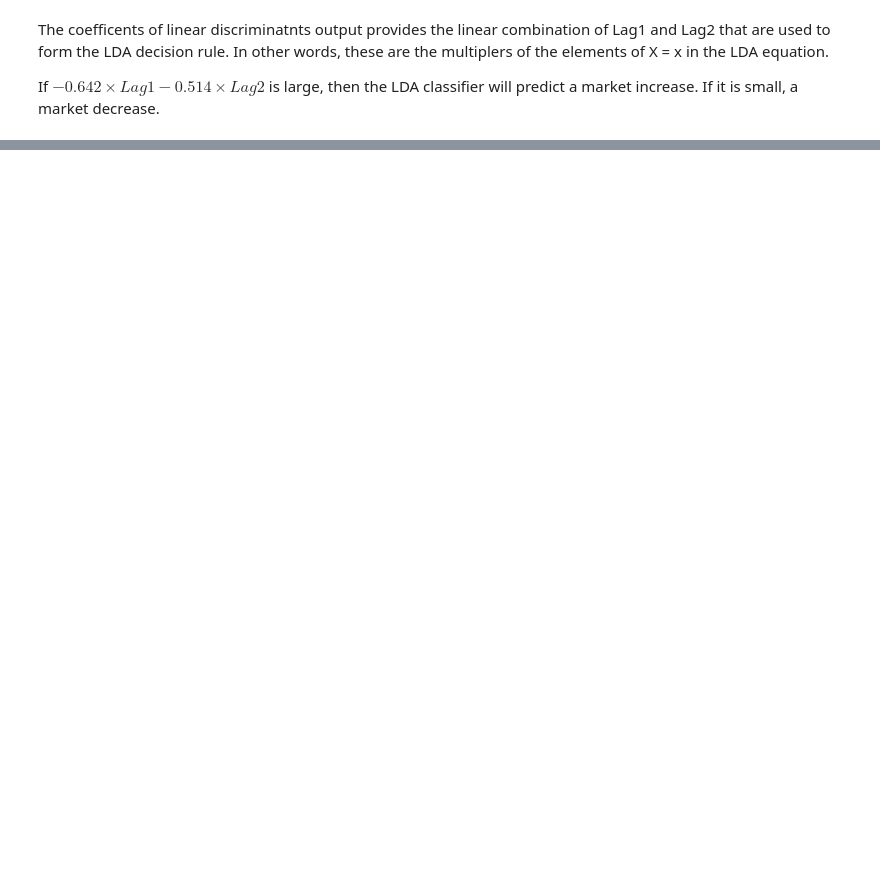
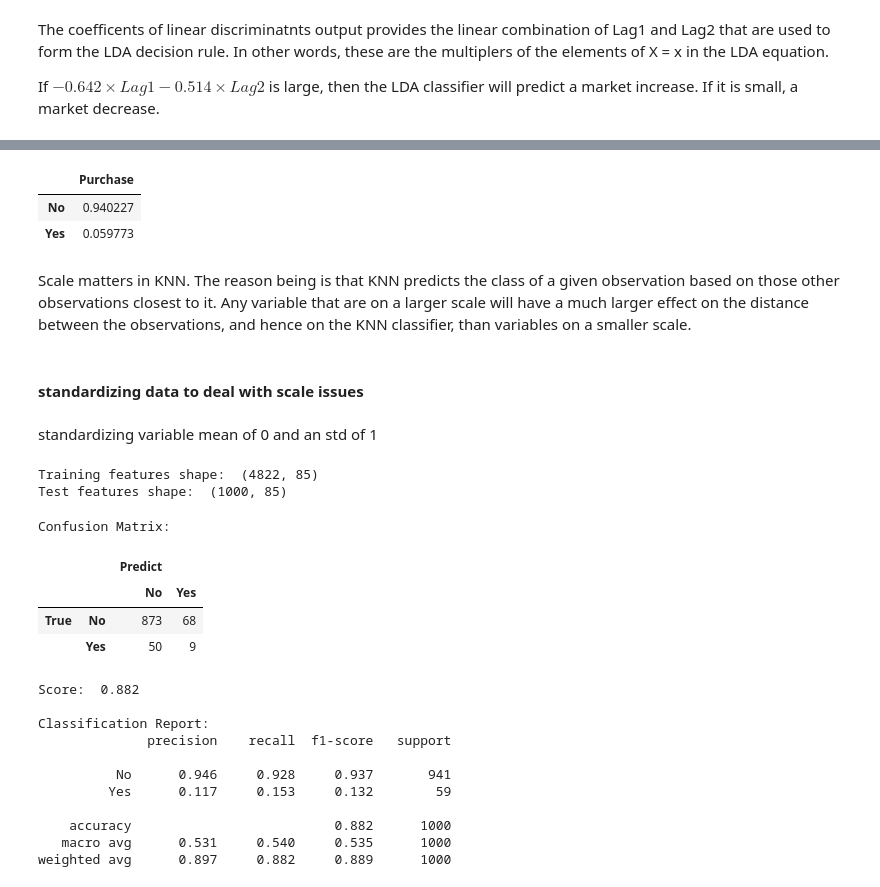
Before and after one commit to JESurzyn/intro_stat_learning_Python, a Jupyter notebook: Chapter4_Lab.ipynb, the cells around one changed output, grey strips where cells are left out. Saved outputs shown, nothing was run; the diff lists cells and outputs as text; code cells hidden in the pictures; blank space fills up the shorter version.

```diff
--- a/Chapter4_Lab.ipynb
+++ b/Chapter4_Lab.ipynb
@@ -290,0 +519,12 @@ If $-0.642\times{Lag1} -0.514\times{Lag2}$ is large, then the LDA classifier wil
+# %%
+df.apply(lambda x: x/x.sum(), axis =0)
+# %% [output]
+|  | Purchase |
+| No | 0.940227 |
+| Yes | 0.059773 |
+# %% [markdown]
+Scale matters in KNN. The reason being is that KNN predicts the class of a given observation based on those other observations closest to it.  Any variable that are on a larger scale will have a much larger effect on the distance between the observations, and hence on the KNN classifier, than variables on a smaller scale.
+# %% [markdown]
+#### standardizing data to deal with scale issues
+# %% [markdown]
+standardizing variable mean of 0 and an std of 1
@@ -290,0 +539,46 @@ If $-0.642\times{Lag1} -0.514\times{Lag2}$ is large, then the LDA classifier wil
+# %%
+#train-test split
+X_train = X_scaled[1000:]
+Y_train = caravan[response][1000:]
+X_test = X_scaled[:1000]
+Y_test = caravan[response][:1000]
+print("Training features shape: ", X_train.shape)
+print("Test features shape: ", X_test.shape)
+# %% [output]
+Training features shape:  (4822, 85)
+Test features shape:  (1000, 85)
+# %%
+#fitting and evaluating a K=1 KNN classifier model
+knn = neighbors.KNeighborsClassifier(n_neighbors=1)
+knn.fit(X_train, Y_train)
+y_pred = knn.predict(X_test)
+
+cfmat_cnames = pd.MultiIndex.from_product([['Predict'], knn.classes_])
+cfmat_index = pd.MultiIndex.from_product([['True'], knn.classes_])
+
+#Confusion Matrix
+cfmat = confusion_matrix(Y_test, y_pred, labels=knn.classes_)
+print("\nConfusion Matrix: ")
+display(pd.DataFrame(cfmat, columns=cfmat_cnames, index=cfmat_index))
+print('\nScore: ', knn.score(X_test, Y_test))
+
+#Classification Report
+print('\nClassification Report:')
+print(classification_report(Y_test, y_pred, digits=3))
+# %% [output]
+Confusion Matrix:
+|  |  | Predict |  |
+|  |  | No | Yes |
+| True | No | 873 | 68 |
+|  | Yes | 50 | 9 |
+Score:  0.882
+
+Classification Report:
+              precision    recall  f1-score   support
+
+          No      0.946     0.928     0.937       941
+         Yes      0.117     0.153     0.132        59
+
+    accuracy                          0.882      1000
+   macro avg      0.531     0.540     0.535      1000
+weighted avg      0.897     0.882     0.889      1000
```
Also changed, not shown: parts of 49 cells of this notebook, 1 other file.
